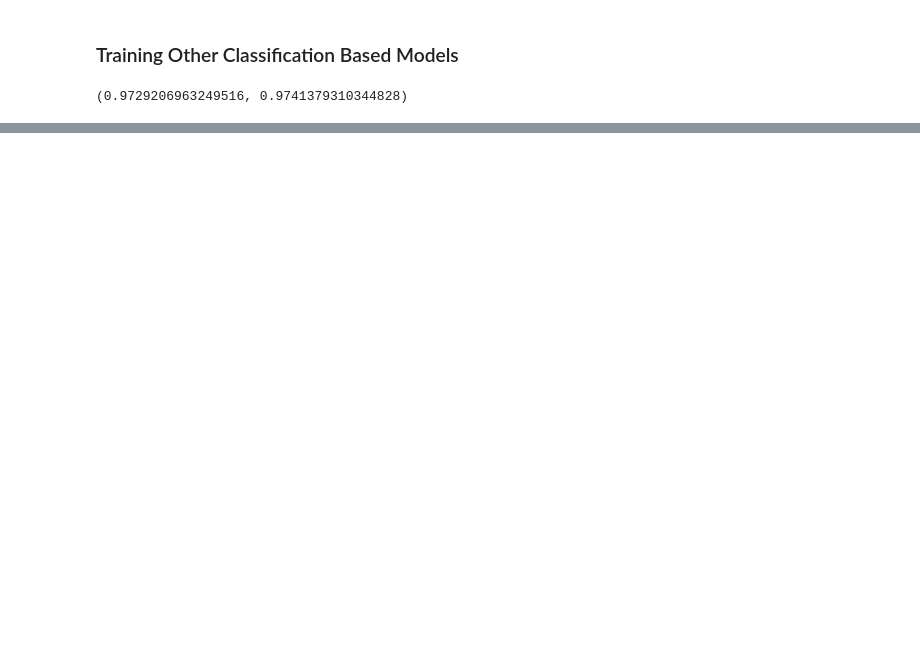
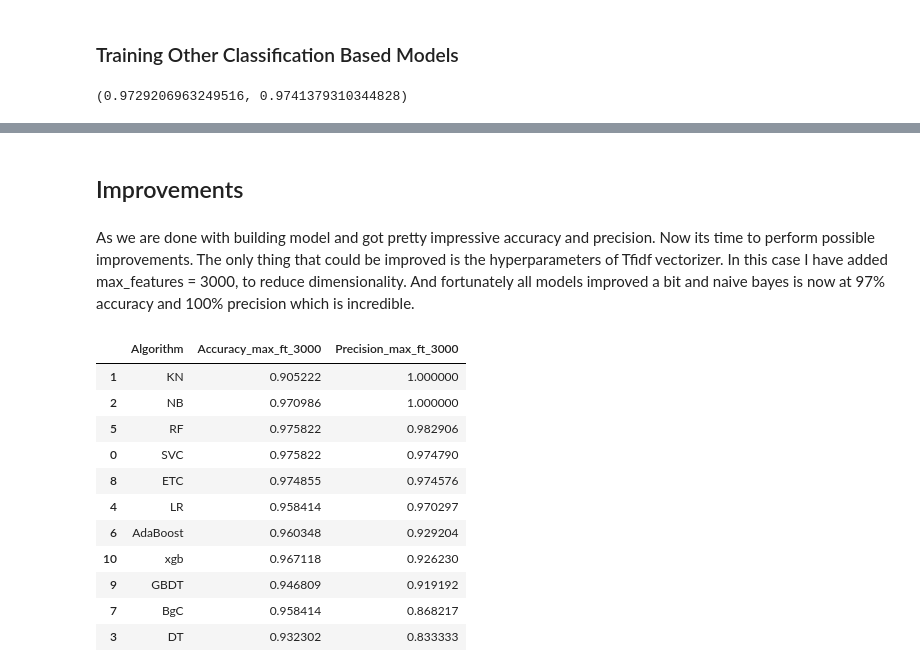
Before and after one commit to M-Awwab-Khan/spam-sms-classifier, a Jupyter notebook: sms_spam_classifier.ipynb, the cells around one changed output, grey strips where cells are left out. Drawn from its saved outputs; the diff is of its cells as text; code cells hidden in the pictures; blank space fills up the shorter version.

Commit message:
model improvement -> max_features=3000

```diff
--- a/sms_spam_classifier.ipynb
+++ b/sms_spam_classifier.ipynb
@@ -563,0 +564,20 @@ plt.show()
+# %% [markdown]
+## Improvements
+# %% [markdown]
+As we are done with building model and got pretty impressive accuracy and precision. Now its time to perform possible improvements. The only thing that could be improved is the hyperparameters of Tfidf vectorizer. In this case I have added max_features = 3000, to reduce dimensionality. And fortunately all models improved a bit and naive bayes is now at 97% accuracy and 100% precision which is incredible.
+# %%
+temp_df = pd.DataFrame({'Algorithm':clfs.keys(),'Accuracy_max_ft_3000':accuracy_scores,'Precision_max_ft_3000':precision_scores}).sort_values('Precision_max_ft_3000',ascending=False)
+temp_df
+# %% [output]
+|  | Algorithm | Accuracy_max_ft_3000 | Precision_max_ft_3000 |
+| 1 | KN | 0.905222 | 1.000000 |
+| 2 | NB | 0.970986 | 1.000000 |
+| 5 | RF | 0.975822 | 0.982906 |
+| 0 | SVC | 0.975822 | 0.974790 |
+| 8 | ETC | 0.974855 | 0.974576 |
+| 4 | LR | 0.958414 | 0.970297 |
+| 6 | AdaBoost | 0.960348 | 0.929204 |
+| 10 | xgb | 0.967118 | 0.926230 |
+| 9 | GBDT | 0.946809 | 0.919192 |
+| 7 | BgC | 0.958414 | 0.868217 |
+| 3 | DT | 0.932302 | 0.833333 |
```
Also changed, not shown: parts of 12 cells of this notebook.
